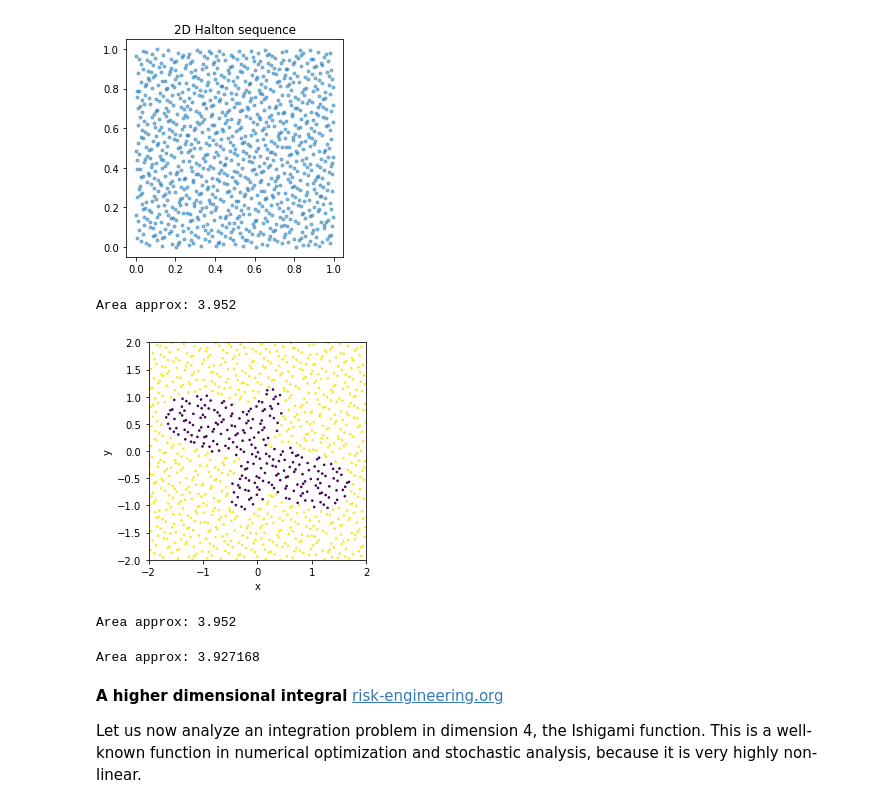
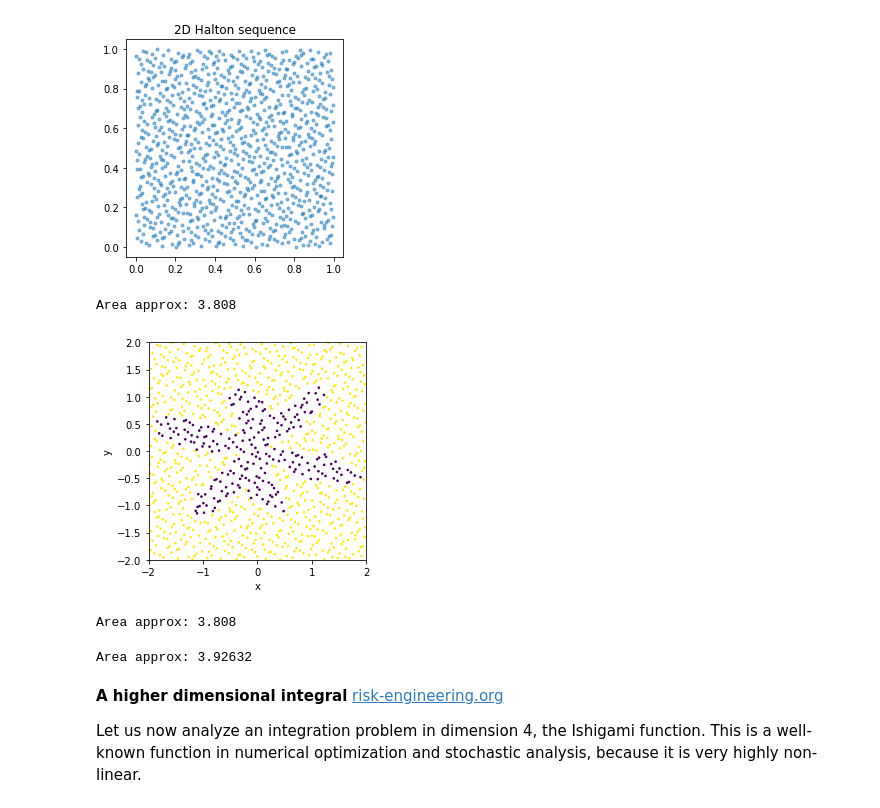
Before and after one commit to Adrian-ACI/MetNumUN2021II, a Jupyter notebook: Lab6/Group6MontecarloAreas.ipynb, the cells around one changed output. Cells and saved outputs as stored; diff of their text form; code cells hidden in the pictures.

```diff
--- a/Lab6/Group6MontecarloAreas.ipynb
+++ b/Lab6/Group6MontecarloAreas.ipynb
@@ -202,7 +204,7 @@ for i in range(n):
   r = math.sqrt(x**2+y**2)
   theta = math.atan(y/x)
   c=1
-  if (r <  (1- math.cos(theta)* math.sin(3*theta))):
+  if (r <  (1- math.cos(theta)* math.sin(6*theta))):
     count = count +1
     c=0
   xlist.append(x)
@@ -233,7 +235,7 @@ for i in range(n):
   y=-2.0 + (4.0* random.random())
   r = math.sqrt(x**2+y**2)
   theta = math.atan(y/x)
-  if (r <  (1- math.cos(theta)* math.sin(3*theta))):
+  if (r <  (1- math.cos(theta)* math.sin(6*theta))):
     count = count +1
 print("Area approx:",(count/float(n))*16)
 # %% [output]
@@ -283,36 +285,36 @@ plt.scatter(seq[:,0], seq[:,1], marker=".", alpha=0.5);
 # %%
 N = 1000
 seq = halton(2, N)
 count = 0
 c=[]
 xlist=[]
 ylist=[]
 clist=[]
 for p in seq:
   x=-2.0 + (4.0* p[0])
   y=-2.0 + (4.0* p[1])
   r = math.sqrt(x**2+y**2)
   theta = math.atan(y/x)
   c=1
-  if (r <  (1- math.cos(theta)* math.sin(3*theta))):
+  if (r <  (1- math.cos(theta)* math.sin(6*theta))):
     count = count +1
     c=0
   xlist.append(x)
   ylist.append(y)
   clist.append(c)
 print("Area approx:",(count/float(N))*16)
 plt.figure()
 plt.scatter( xlist, ylist,  c=clist,  s=2.5)
 plt.axis([-2.0, 2.0, -2.0, 2.0])
 plt.xlabel("x")
 plt.ylabel("y")
 plt.axes().set_aspect('equal')
 plt.show()
 print("Area approx:",(count/float(N))*16)
 # %% [output]
-Area approx: 3.952
+Area approx: 3.808
-[figure, old version]
+[figure, new version]
-Area approx: 3.952
+Area approx: 3.808
 # %%
 N = 1000000
 seq = halton(2, N)
@@ -322,11 +324,11 @@ for p in seq:
   y=-2.0 + (4.0* p[1])
   r = math.sqrt(x**2+y**2)
   theta = math.atan(y/x)
-  if (r <  (1- math.cos(theta)* math.sin(3*theta))):
+  if (r <  (1- math.cos(theta)* math.sin(6*theta))):
     count = count +1
 print("Area approx:",(count/float(N))*16)
 # %% [output]
-Area approx: 3.927168
+Area approx: 3.92632
 # %% [markdown]
 **A higher dimensional integral** [risk-engineering.org](https://risk-engineering.org/notebook/monte-carlo-LHS.html)
 
```
Also changed, not shown: parts of 5 cells of this notebook.
